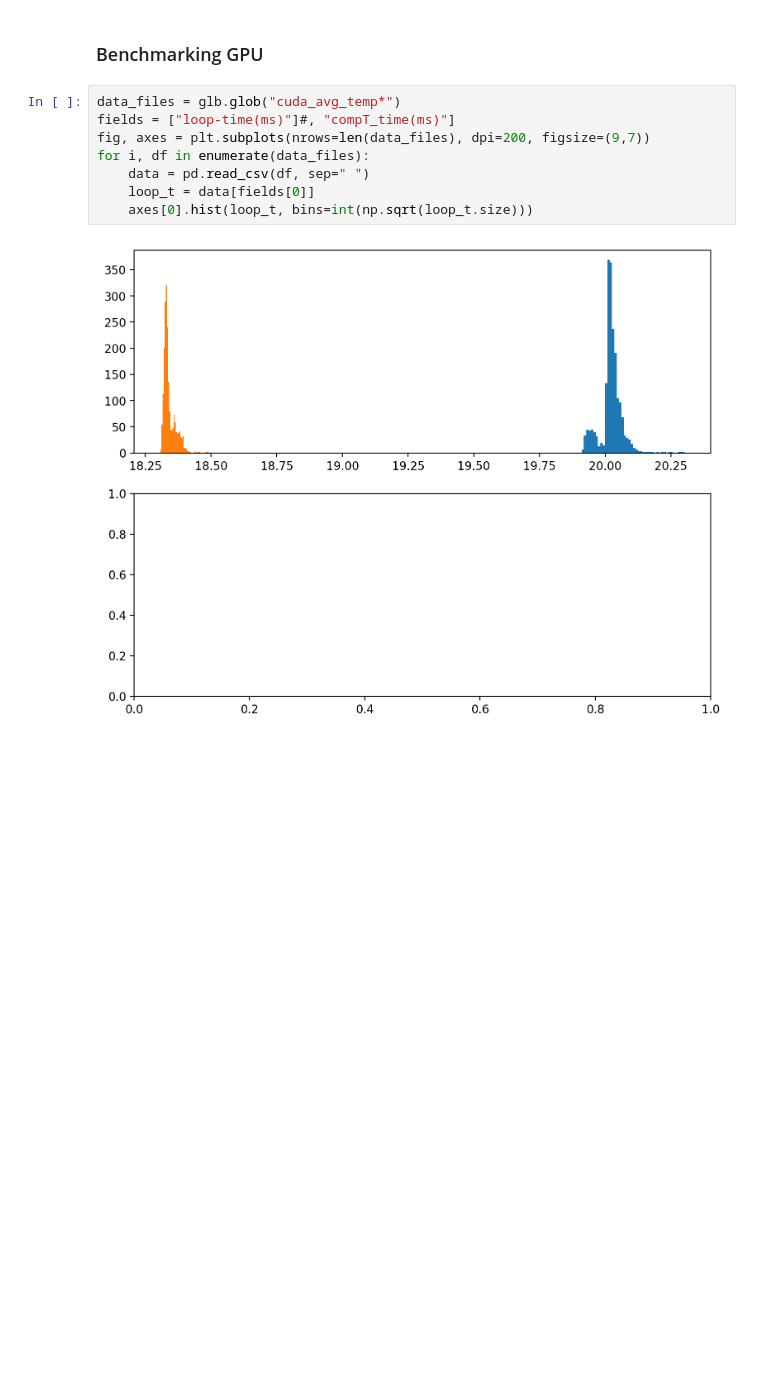
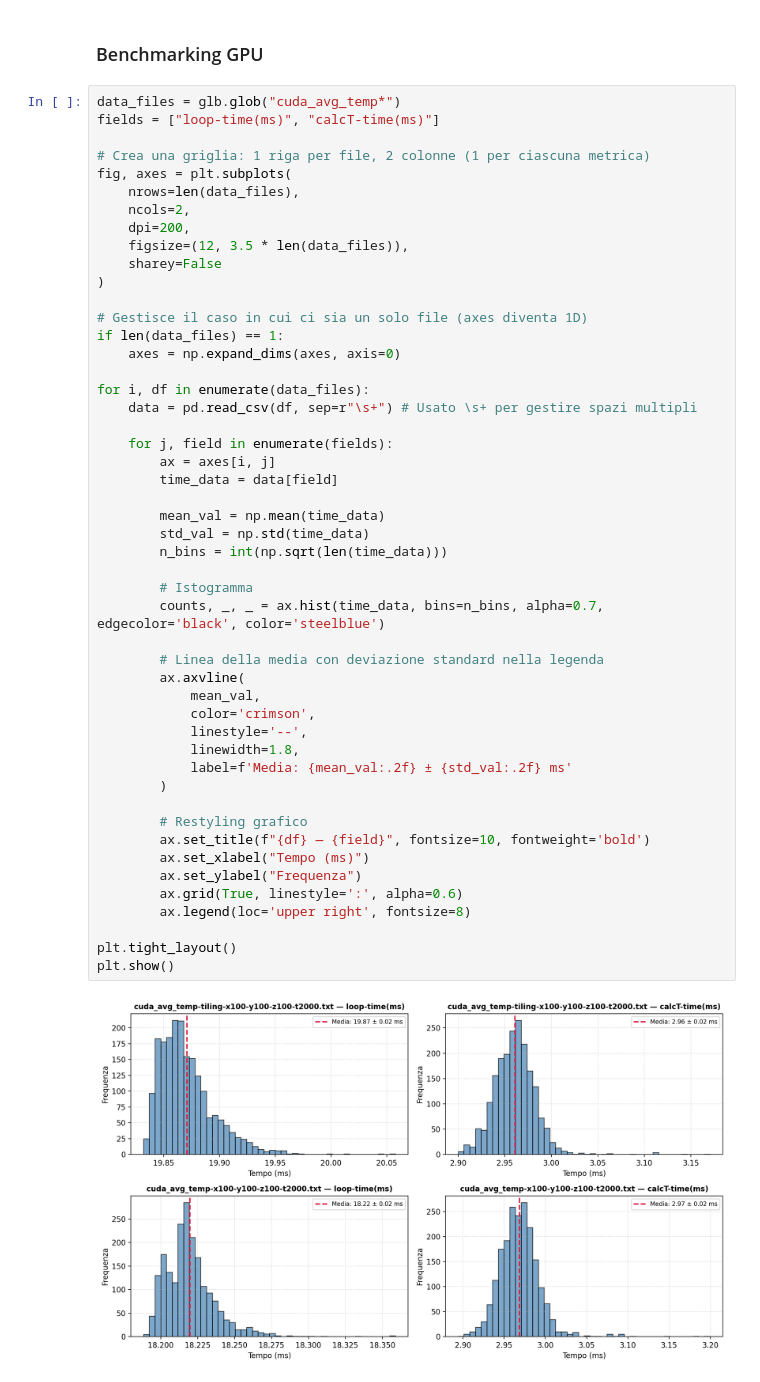
Before and after one commit to RaffaeleSabatini/Thermal-diffusion-simulation, a Jupyter notebook: plots.ipynb, the cells around one changed output. Drawn from its saved outputs; the diff is of its cells as text; blank space fills up the shorter version.

Commit message:
Ready to collect new data

```diff
--- a/plots.ipynb
+++ b/plots.ipynb
@@ -140,11 +141,52 @@ plt.tight_layout()
 ### Benchmarking GPU
 # %%
 data_files = glb.glob("cuda_avg_temp*")
-fields = ["loop-time(ms)"]#, "compT_time(ms)"]
-fig, axes = plt.subplots(nrows=len(data_files), dpi=200, figsize=(9,7))
+fields = ["loop-time(ms)", "calcT-time(ms)"]
+
+# Crea una griglia: 1 riga per file, 2 colonne (1 per ciascuna metrica)
+fig, axes = plt.subplots(
+    nrows=len(data_files),
+    ncols=2,
+    dpi=200,
+    figsize=(12, 3.5 * len(data_files)),
+    sharey=False
+)
+
+# Gestisce il caso in cui ci sia un solo file (axes diventa 1D)
+if len(data_files) == 1:
+    axes = np.expand_dims(axes, axis=0)
+
 for i, df in enumerate(data_files):
-    data = pd.read_csv(df, sep=" ")
-    loop_t = data[fields[0]]
-    axes[0].hist(loop_t, bins=int(np.sqrt(loop_t.size)))
+    data = pd.read_csv(df, sep=r"\s+") # Usato \s+ per gestire spazi multipli
+
+    for j, field in enumerate(fields):
+        ax = axes[i, j]
+        time_data = data[field]
+
+        mean_val = np.mean(time_data)
+        std_val = np.std(time_data)
+        n_bins = int(np.sqrt(len(time_data)))
+
+        # Istogramma
+        counts, _, _ = ax.hist(time_data, bins=n_bins, alpha=0.7, edgecolor='black', color='steelblue')
+
+        # Linea della media con deviazione standard nella legenda
+        ax.axvline(
+            mean_val,
+            color='crimson',
+            linestyle='--',
+            linewidth=1.8,
+            label=f'Media: {mean_val:.2f} ± {std_val:.2f} ms'
+        )
+
+        # Restyling grafico
+        ax.set_title(f"{df} — {field}", fontsize=10, fontweight='bold')
+        ax.set_xlabel("Tempo (ms)")
+        ax.set_ylabel("Frequenza")
+        ax.grid(True, linestyle=':', alpha=0.6)
+        ax.legend(loc='upper right', fontsize=8)
+
+plt.tight_layout()
+plt.show()
 # %% [output]
-[figure, old version]
+[figure, new version]
```
Also changed, not shown: parts of 1 cell of this notebook, 1 other file.
